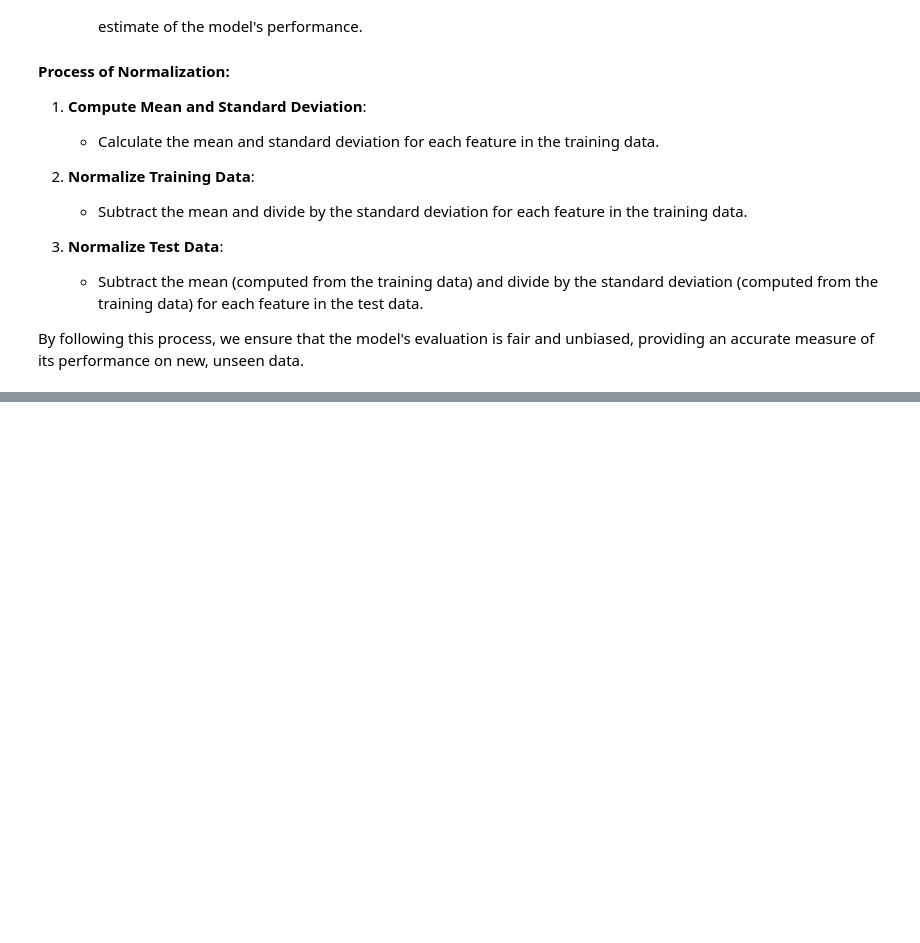
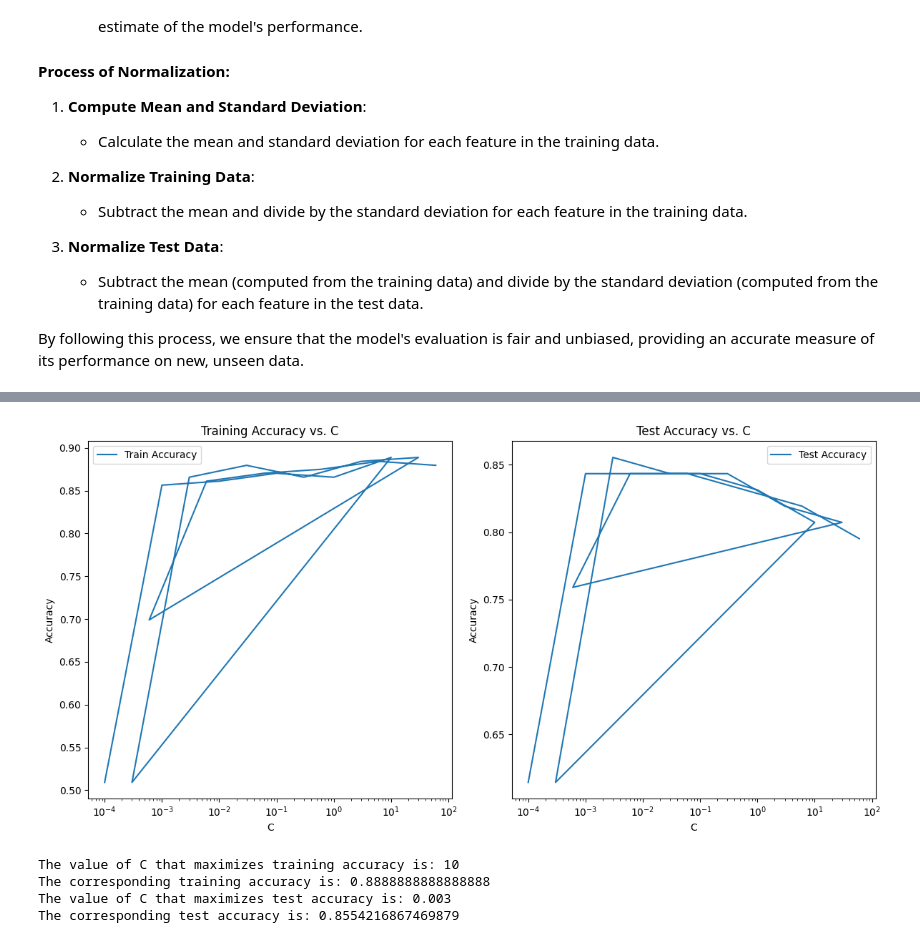
Before and after one commit to kkipngenokoech/MathsRequiredForAI, a Jupyter notebook: INTRO TO ML/HW2/hw2_svm_impl.ipynb, the cells around one changed output, grey strips where cells are left out. Saved outputs shown, nothing was run; the diff lists cells and outputs as text; code cells hidden in the pictures; blank space fills up the shorter version.

```diff
--- a/INTRO TO ML/HW2/hw2_svm_impl.ipynb
+++ b/INTRO TO ML/HW2/hw2_svm_impl.ipynb
@@ -157,10 +152,9 @@ First three slack variables: [-1.70119328e-10 -1.64395885e-10 -1.69587409e-10]
 # three slack variables as instructed in the write-up
 
 C = 0
-w, b, xi = trainSVM(X_train, Y, C)
+w, b, xi = trainSVM(X_train_normalized, Y, C)
 print(f"First three weights: {w[:3]}")
 print(f"b: {b}")
-print(f"First three slack variables: {xi[:3]}")
 print(f"Actual first three slack variables: {xi.value[:3]}")
 # %% [output]
 First three weights: [ 3.09523259e-06 -8.18802636e-06 -9.46615246e-06]
@@ -198,20 +188,3 @@ In our case, the slack variables for both C = 1 and C = 0 are 0 for the first th
 def evalSVM(X_eval, y_eval, w, b):
     y_pred = np.sign(X_eval@w + b)
     return np.mean(y_pred == y_eval)
-# %%
-train_accuracies = []
-test_accuracies = []
-C_values = []
-
-# For each C value given in the homework, find optimal w, b
-# values using the normalized train set. calculate the accuracy
-# on train and test sets using found w and b.
-# Save those values as we will plot them
-
-for C in [0.001, 0.01, 0.1, 1, 10, 100]:
-    w, b, _ = trainSVM(X_train, y_train, C)
-    train_acc = evalSVM(X_train, y_train, w, b)
-    test_acc = evalSVM(X_test, y_test, w, b)
-    train_accuracies.append(train_acc)
-    test_accuracies.append(test_acc)
-    C_values.append(C)
@@ -249,0 +191,57 @@ The corresponding test accuracy is: 0.8433734939759037
+# %%
+# Define the range of C values
+C_values = [a * 10**q for a in [1, 3, 6] for q in [-4, -3, -2, -1, 0, 1]]
+
+train_accuracies = []
+test_accuracies = []
+
+# Calculate the optimal w, b and accuracies for each C value
+for C in C_values:
+    w, b, _ = trainSVM(X_train_normalized, y_train, C)
+    train_acc = evalSVM(X_train_normalized, y_train, w, b)
+    test_acc = evalSVM(X_test_normalized, y_test, w, b)
+    train_accuracies.append(train_acc)
+    test_accuracies.append(test_acc)
+
+# Plot the training accuracy vs. the value of C
+plt.figure(figsize=(12, 6))
+plt.subplot(1, 2, 1)
+plt.plot(C_values, train_accuracies, label='Train Accuracy')
+plt.xscale('log')
+plt.xlabel('C')
+plt.ylabel('Accuracy')
+plt.title('Training Accuracy vs. C')
+plt.legend()
+
+# Plot the test accuracy vs. the value of C
+plt.subplot(1, 2, 2)
+plt.plot(C_values, test_accuracies, label='Test Accuracy')
+plt.xscale('log')
+plt.xlabel('C')
+plt.ylabel('Accuracy')
+plt.title('Test Accuracy vs. C')
+plt.legend()
+
+plt.tight_layout()
+plt.show()
+
+# Report the values of C that maximize the training and test accuracies
+max_train_acc_index = np.argmax(train_accuracies)
+max_train_acc_C = C_values[max_train_acc_index]
+max_train_acc = train_accuracies[max_train_acc_index]
+
+max_test_acc_index = np.argmax(test_accuracies)
+max_test_acc_C = C_values[max_test_acc_index]
+max_test_acc = test_accuracies[max_test_acc_index]
+
+print(f"The value of C that maximizes training accuracy is: {max_train_acc_C}")
+print(f"The corresponding training accuracy is: {max_train_acc}")
+
+print(f"The value of C that maximizes test accuracy is: {max_test_acc_C}")
+print(f"The corresponding test accuracy is: {max_test_acc}")
+# %% [output]
+[figure, added]
+The value of C that maximizes training accuracy is: 10
+The corresponding training accuracy is: 0.8888888888888888
+The value of C that maximizes test accuracy is: 0.003
+The corresponding test accuracy is: 0.8554216867469879
```
Also changed, not shown: parts of 10 cells of this notebook.
